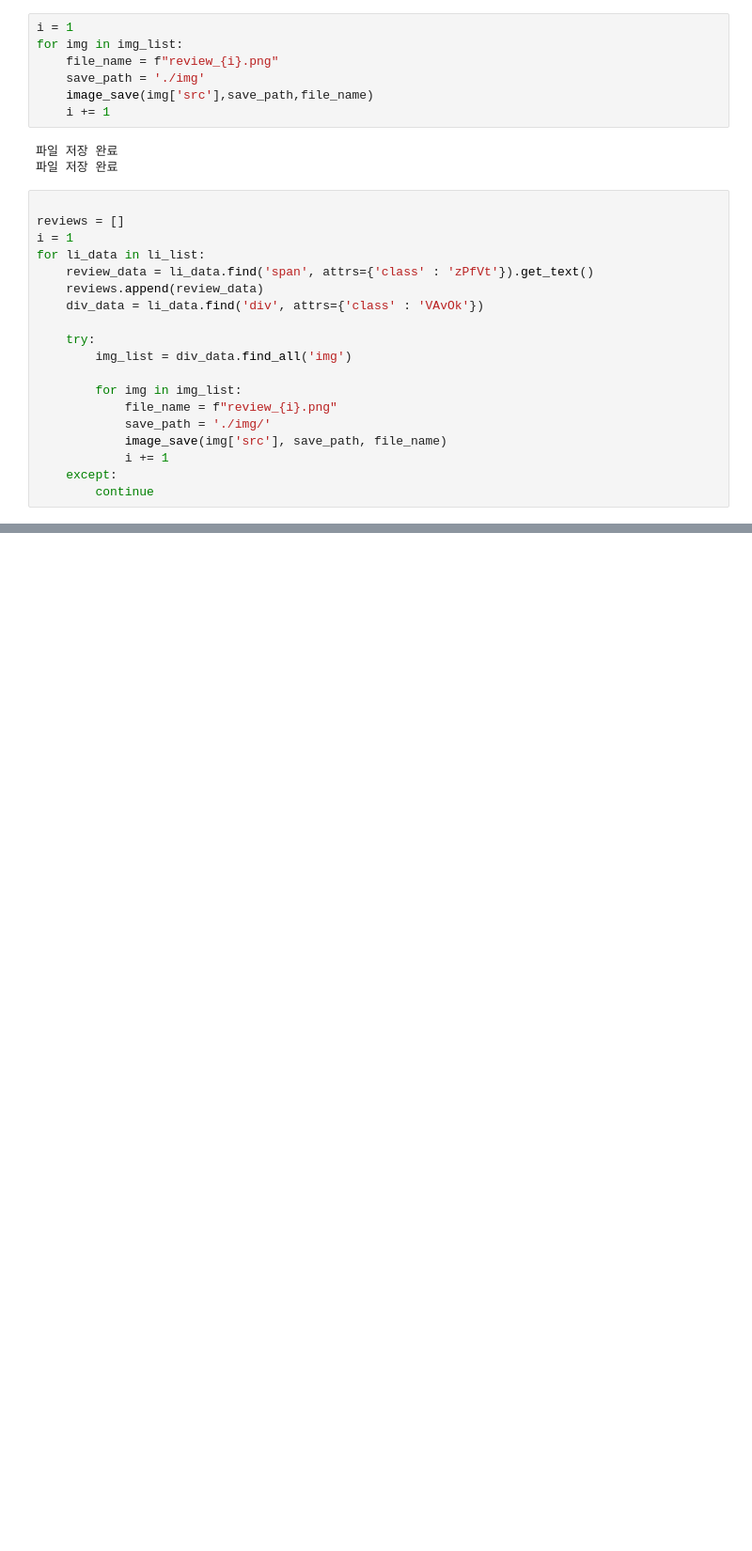
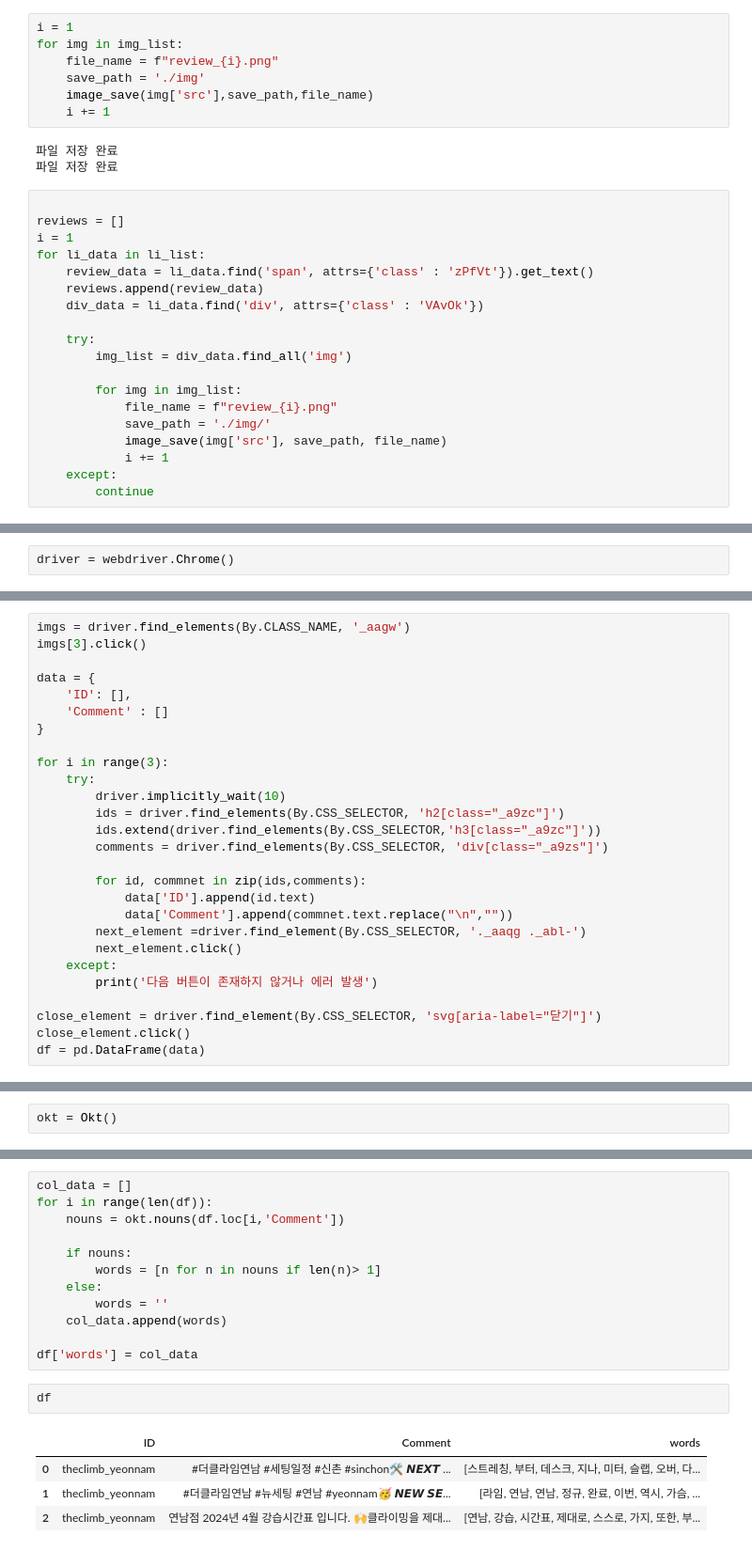
Before and after one commit to WoSIN98/Ubion_, a Jupyter notebook: python/crawlingtest.ipynb, the cells around one changed output, grey strips where cells are left out. Shown at 94% size. Drawn from its saved outputs; the diff is of its cells as text; blank space fills up the shorter version.

```diff
--- a/python/crawlingtest.ipynb
+++ b/python/crawlingtest.ipynb
@@ -601,0 +620,2 @@ for li_data in li_list:
+# %%
+driver = webdriver.Chrome()
@@ -601,0 +689,27 @@ for li_data in li_list:
+# %%
+imgs = driver.find_elements(By.CLASS_NAME, '_aagw')
+imgs[3].click()
+
+data = {
+    'ID': [],
+    'Comment' : []
+}
+
+for i in range(3):
+    try:
+        driver.implicitly_wait(10)
+        ids = driver.find_elements(By.CSS_SELECTOR, 'h2[class="_a9zc"]')
+        ids.extend(driver.find_elements(By.CSS_SELECTOR,'h3[class="_a9zc"]'))
+        comments = driver.find_elements(By.CSS_SELECTOR, 'div[class="_a9zs"]')
+
+        for id, commnet in zip(ids,comments):
+            data['ID'].append(id.text)
+            data['Comment'].append(commnet.text.replace("\n",""))
+        next_element =driver.find_element(By.CSS_SELECTOR, '._aaqg ._abl-')
+        next_element.click()
+    except:
+        print('다음 버튼이 존재하지 않거나 에러 발생')
+
+close_element = driver.find_element(By.CSS_SELECTOR, 'svg[aria-label="닫기"]')
+close_element.click()
+df = pd.DataFrame(data)
@@ -601,0 +722,2 @@ for li_data in li_list:
+# %%
+okt = Okt()
@@ -601,0 +738,19 @@ for li_data in li_list:
+# %%
+col_data = []
+for i in range(len(df)):
+    nouns = okt.nouns(df.loc[i,'Comment'])
+
+    if nouns:
+        words = [n for n in nouns if len(n)> 1]
+    else:
+        words = ''
+    col_data.append(words)
+
+df['words'] = col_data
+# %%
+df
+# %% [output]
+|  | ID | Comment | words |
+| 0 | theclimb_yeonnam | #더클라임연남 #세팅일정 #신촌 #sinchon🛠 𝙉𝙀𝙓𝙏 ... | [스트레칭, 부터, 데스크, 지나, 미터, 슬랩, 오버, 다... |
+| 1 | theclimb_yeonnam | #더클라임연남 #뉴세팅 #연남 #yeonnam🥳 𝙉𝙀𝙒 𝙎𝙀... | [라임, 연남, 연남, 정규, 완료, 이번, 역시, 가슴, ... |
+| 2 | theclimb_yeonnam | 연남점 2024년 4월 강습시간표 입니다. 🙌클라이밍을 제대... | [연남, 강습, 시간표, 제대로, 스스로, 가지, 또한, 부... |
```
Also changed, not shown: parts of 30 cells of this notebook, 15 other files.
